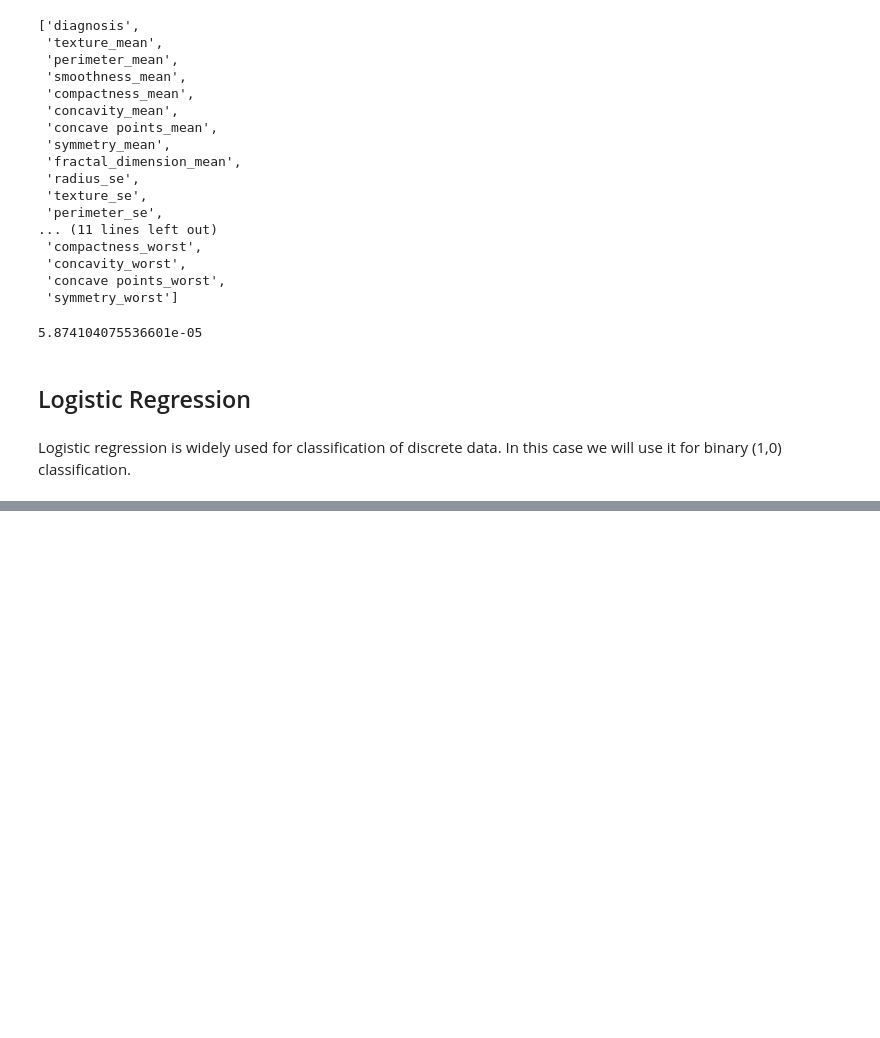
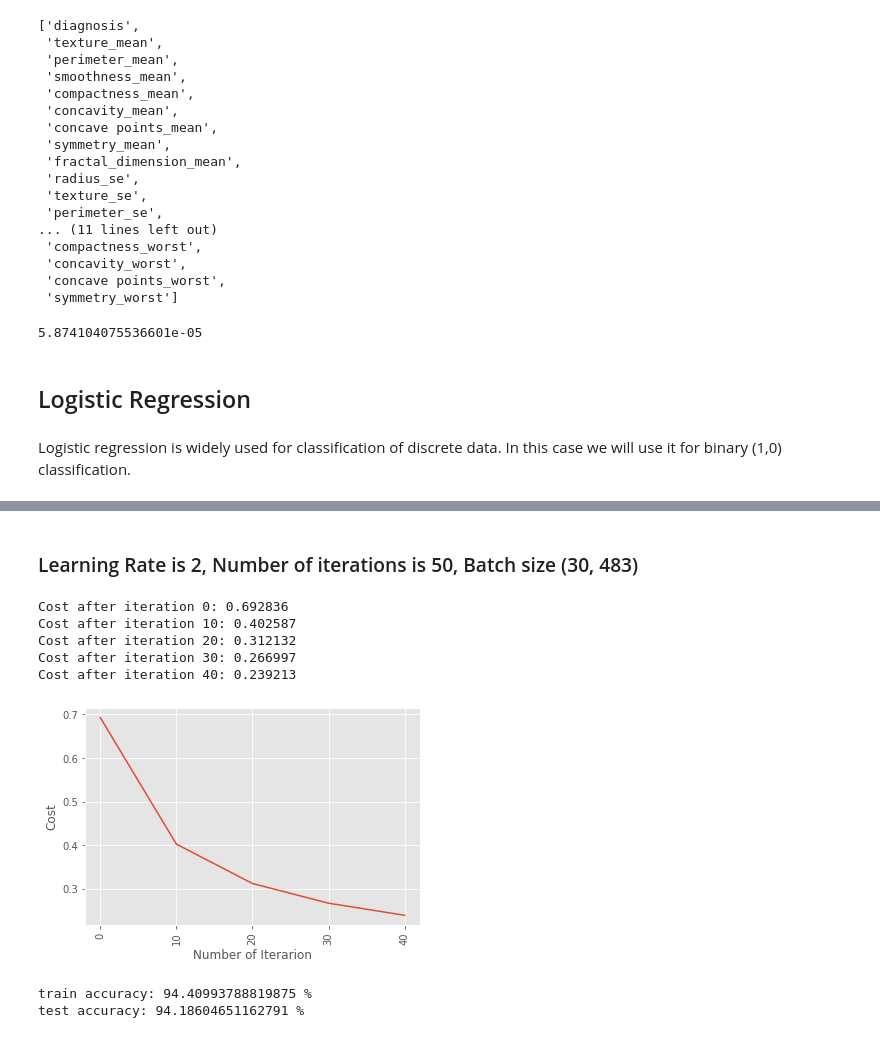
Before and after one commit to HarshMulani/F20DL_Portfolio-1, a Jupyter notebook: F20DL_Lab9.ipynb, the cells around one changed output, grey strips where cells are left out. Drawn from its saved outputs; the diff is of its cells as text; code cells hidden in the pictures; blank space fills up the shorter version.

```diff
--- a/F20DL_Lab9.ipynb
+++ b/F20DL_Lab9.ipynb
@@ -203,0 +357,13 @@ MSE_logr
+# %% [markdown]
+### Learning Rate is 2, Number of iterations is 50, Batch size (30, 483)
+# %%
+logistic_regression(x_train, y_train, x_test, y_test,learning_rate = 2, num_iterations = 50)
+# %% [output]
+Cost after iteration 0: 0.692836
+Cost after iteration 10: 0.402587
+Cost after iteration 20: 0.312132
+Cost after iteration 30: 0.266997
+Cost after iteration 40: 0.239213
+[figure, added]
+train accuracy: 94.40993788819875 %
+test accuracy: 94.18604651162791 %
```
Also changed, not shown: parts of 16 cells of this notebook.
